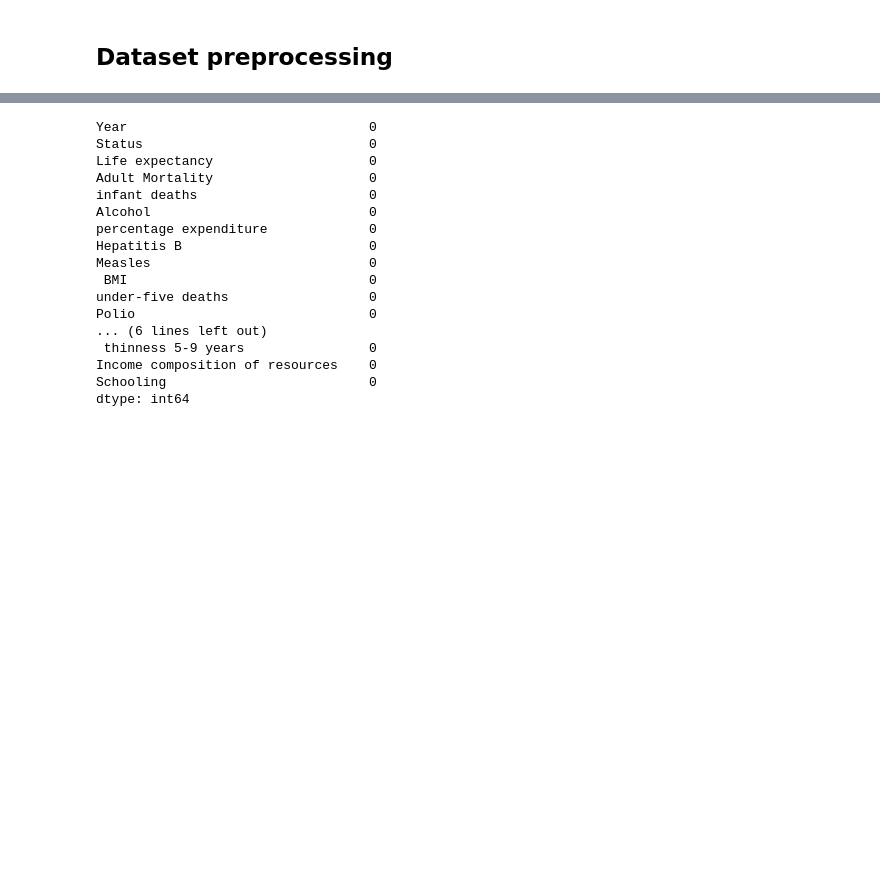
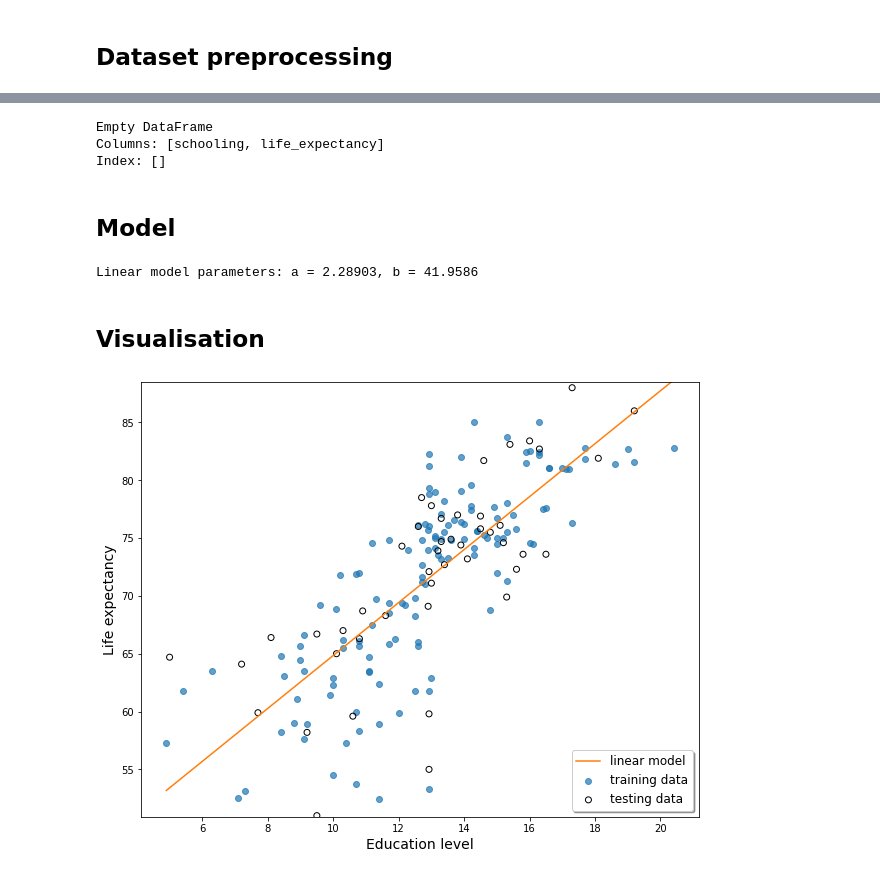
Before and after one commit to shaheerszm/life-expectancy-machine-learning, a Jupyter notebook: life_expectancy.ipynb, the cells around one changed output, grey strips where cells are left out. Saved outputs shown, nothing was run; the diff lists cells and outputs as text; code cells hidden in the pictures; blank space fills up the shorter version.

```diff
--- a/life_expectancy.ipynb
+++ b/life_expectancy.ipynb
@@ -81,0 +102,4 @@ dtype: int64
+# %%
+# choose the most recent data
+data = data.loc[data['year'] == 2015]
+data.head()
@@ -81,0 +114,4 @@ dtype: int64
+# %%
+# get rid of unused columns
+data = data[['schooling', 'life_expectancy']]
+data.head()
@@ -82,22 +140,44 @@ dtype: int64
 # %%
-# filling missing values with mean of each column
+# fill missing values with mean of the column
 data = data.fillna(data.mean(axis=0))
-data.isnull().sum()
+print(data[data.isna().any(axis=1)])
 # %% [output]
-Year                               0
-Status                             0
-Life expectancy                    0
-Adult Mortality                    0
-infant deaths                      0
-Alcohol                            0
-percentage expenditure             0
-Hepatitis B                        0
-Measles                            0
- BMI                               0
-under-five deaths                  0
-Polio                              0
-... (6 lines left out)
- thinness 5-9 years                0
-Income composition of resources    0
-Schooling                          0
-dtype: int64
+Empty DataFrame
+Columns: [schooling, life_expectancy]
+Index: []
+# %% [markdown]
+## Model
+# %%
+# split data into training and testing sets
+from sklearn.model_selection import train_test_split
+
+X = data['schooling'].values
+Y = data['life_expectancy'].values
+
+X_train, X_test, Y_train, Y_test = train_test_split(X, Y)
+# %%
+# create linear regression model
+from sklearn.linear_model import LinearRegression
+
+lin_model = LinearRegression()
+lin_model = lin_model.fit(X_train.reshape(-1, 1), Y_train)
+print(f'Linear model parameters: a = {np.round(lin_model.coef_,5)[0]}, b = {np.round(lin_model.intercept_,5)}')
+# %% [output]
+Linear model parameters: a = 2.28903, b = 41.9586
+# %% [markdown]
+## Visualisation
+# %%
+x_axis = np.linspace(start=X.min(), stop=X.max(), num=300)
+y_lin_pred = lin_model.predict(x_axis.reshape(-1,1))
+
+plt.figure(figsize=(10,8))
+plt.scatter(X_train, Y_train, label='training data', alpha=0.7)
+plt.scatter(X_test, Y_test, edgecolor='black', facecolor='none', label='testing data')
+plt.plot(x_axis, y_lin_pred, label='linear model', color='tab:orange')
+plt.xlabel('Education level', fontsize=14)
+plt.ylabel('Life expectancy', fontsize=14)
+plt.legend(fontsize=12, shadow=True, loc='lower right')
+plt.ylim([Y.min()-0.1, Y.max()+0.5])
+plt.show()
+# %% [output]
+[figure, added]
```
Also changed, not shown: parts of 12 cells of this notebook.
